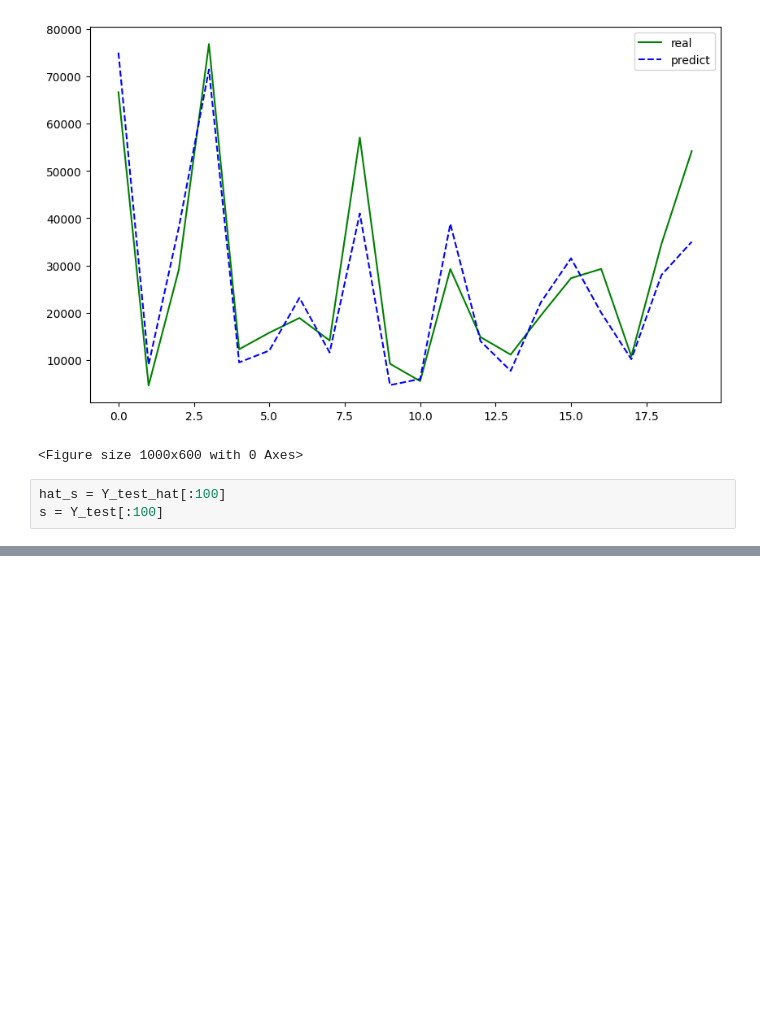
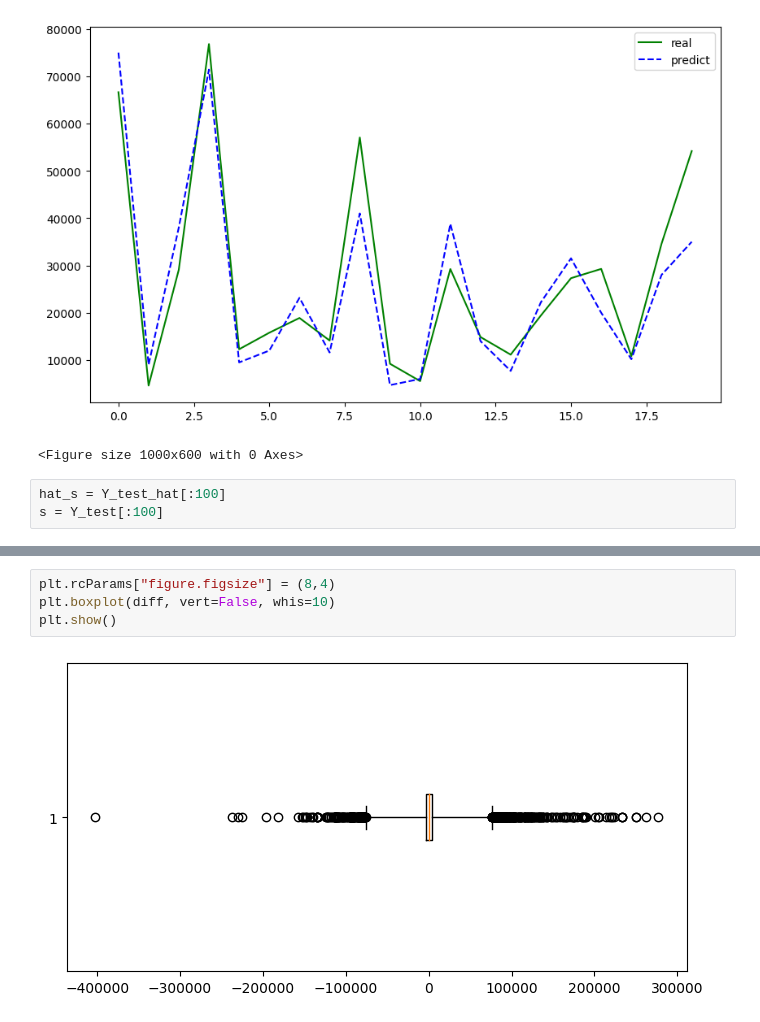
Before and after one commit to Midnight-ML/Modeling, a Jupyter notebook: develope/mlp_sample.ipynb, the cells around one changed output, grey strips where cells are left out. Drawn from its saved outputs; the diff is of its cells as text; blank space fills up the shorter version.

```diff
--- a/develope/mlp_sample.ipynb
+++ b/develope/mlp_sample.ipynb
@@ -152,0 +175,6 @@ plt.figure()
+# %%
+plt.rcParams["figure.figsize"] = (8,4)
+plt.boxplot(diff, vert=False, whis=10)
+plt.show()
+# %% [output]
+[figure, added]
```
Also changed, not shown: parts of 8 cells of this notebook.
